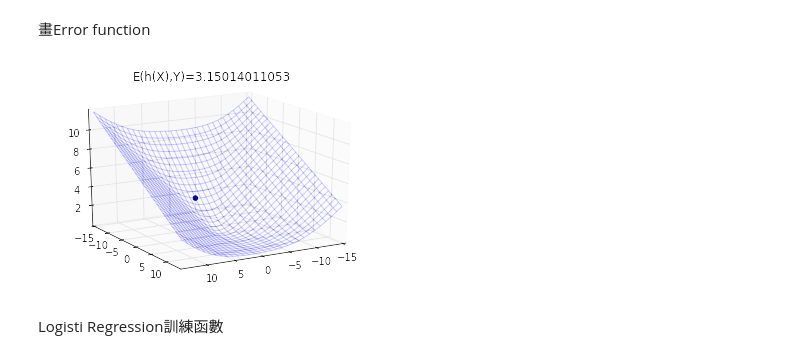
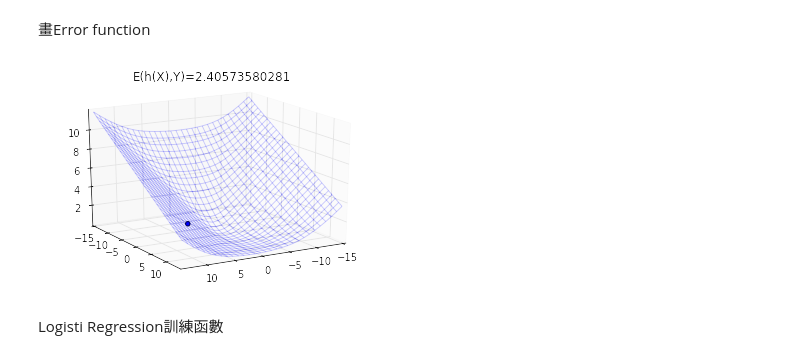
Before and after one commit to ckmarkoh/coscup_nndl, a Jupyter notebook: logistic.ipynb, the cells around one changed output. Cells and saved outputs as stored; diff of their text form; code cells hidden in the pictures.

```diff
--- a/logistic.ipynb
+++ b/logistic.ipynb
@@ -79,28 +79,28 @@ gradient_descent(1,-5)
 # %%
 import numpy as np
 
 def npsigmoid(x):
     return np.divide(1,1+np.exp(-1* x ) )
 
 def plot_cost(w0,w1):
     fig = plt.figure()
     ax = fig.gca(projection='3d')
     ax.view_init(elev=20., azim=60)
     W0,W1= np.mgrid[-15:15:1, -15:15:1]
     Z = np.zeros(W0.shape)
     point = 0.0
     for x,y in zip(x_data,y_data):
-      point -= y*math.log(sigmoid(w0+w1*x))+(1-y)*math.log(1-sigmoid(w0+w1*x))
-      Z -= y*np.log(npsigmoid(W0+W1*x))+(1-y)*np.log(1-npsigmoid(W0+W1*x))
+        point -= y*math.log(sigmoid(w0+w1*x))+(1-y)*math.log(1-sigmoid(w0+w1*x))
+        Z -= y*np.log(npsigmoid(W0+W1*x))+(1-y)*np.log(1-npsigmoid(W0+W1*x))
     point = point/len(x_data)
     Z = np.divide(Z,len(x_data))
     surf = ax.plot_wireframe(W0, W1, Z, cstride=1, rstride=1, alpha=0.3)
     ax.scatter([w0], [w1], [point] ,'ro' )
     ax.set_title("E(h(X),Y)=%s"%(point))
 
-plot_cost(1,-5)
+plot_cost(8,5)
 # %% [output]
-[figure, old version]
+[figure, new version]
 # %% [markdown]
 Logisti Regression訓練函數
 # %%
```
Also changed, not shown: parts of 1 cell of this notebook, 2 other files.
